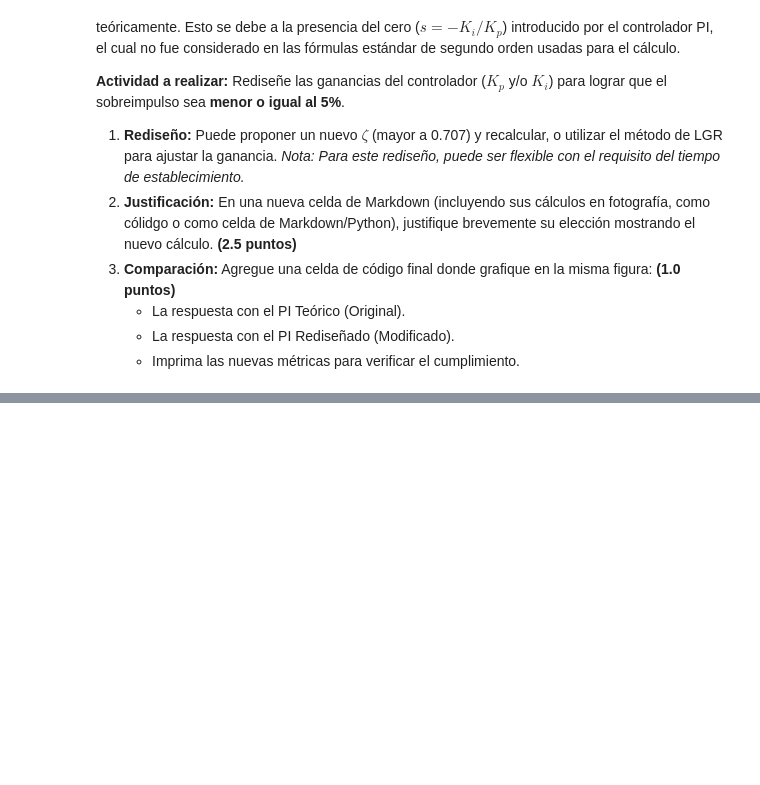
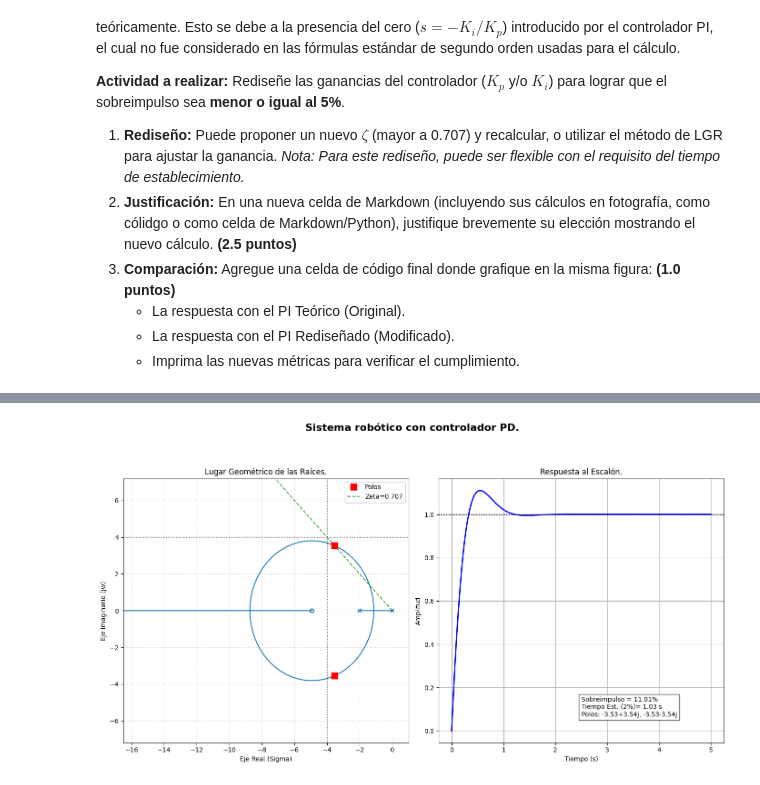
Before and after one commit to gomr010831-hue/Examenes-, a Jupyter notebook: E_3_Asignacion_de_polos.ipynb, the cells around one changed output, grey strips where cells are left out. Drawn from its saved outputs; the diff is of its cells as text; code cells hidden in the pictures; blank space fills up the shorter version.

```diff
--- a/E_3_Asignacion_de_polos.ipynb
+++ b/E_3_Asignacion_de_polos.ipynb
@@ -117,0 +162,64 @@ Rediseñe las ganancias del controlador ($K_p$ y/o $K_i$) para lograr que el sob
+# %%
+# --- 3. Gráfica del Lugar Geométrico de las Raíces y de la Respuesta en el tiempo. ---
+# Tamaño de la figura (de lado izquiero el LGR y del lado derecho la respuesta del tiempo).
+fig, (ax1, ax2) = plt.subplots(1, 2, figsize=(14, 8))
+
+
+# --- GRÁFICA 1: LUGAR GEOMÉTRICO (Izquierda) ---
+# a. Se obtiene el mapa del lugar de las raíces.
+rl_data = ct.root_locus_map(G_LA)
+rl_data.plot(ax=ax1)
+ax1.legend(loc='upper right')
+ax1.grid(True, linestyle=':', alpha=0.7)
+
+# b. Se calcula el sistema en lazo cerrado y se determinan los polos.
+G_LC = ct.feedback(G_LA, 1)
+polos = ct.poles(G_LC)
+
+# c. Se dibujan los polos (cuadros rojos).
+h_polos, = ax1.plot(np.real(polos), np.imag(polos), 'rs', markersize=10, label=f'Polos', zorder=10)
+
+# d. Se incluye una referencia de diseño (Zeta=0.707).
+h_zeta, = ax1.plot([0, -10], [0, 10], 'g--', alpha=0.7, label='Zeta=0.707')
+
+# e. Se muestran líneas punteadas para marcar la ubicación -4 + j4.
+ax1.axvline(x=-4, color='k', linestyle=':', alpha=0.5)
+ax1.axhline(y=4, color='k', linestyle=':', alpha=0.5)
+
+# f. Se muestran los títulos y las líneas de referencia de los ejes.
+ax1.set_title('Lugar Geométrico de las Raíces.')
+ax1.set_xlabel('Eje Real (Sigma)')
+ax1.set_ylabel('Eje Imaginario (jw)')
+ax1.legend(handles=[h_polos, h_zeta], loc='upper right')
+
+
+# --- GRÁFICA 2: RESPUESTA AL ESCALÓN (Derecha). ---
+# a. Se crea el vector de tiempo y se obtiene la respuesta en el dominio del tiempo.
+t = np.linspace(0, 5, 500)
+t, y = ct.step_response(G_LC, T=t)
+
+# b. Se grafica la respuesta y se incluye el valor de referencia.
+ax2.plot(t, y, 'b-', linewidth=2)
+ax2.axhline(1, color='k', linestyle=':')
+ax2.set_title(f'Respuesta al Escalón.')
+ax2.set_xlabel('Tiempo (s)')
+ax2.set_ylabel('Amplitud')
+ax2.grid(True)
+
+# c. Se obtienen los datos de la respuesta.
+info = ct.step_info(G_LC)
+texto_info = (f"Sobreimpulso = {info['Overshoot']:.2f}%\n"
+                  f"Tiempo Est. (2%)= {info['SettlingTime']:.2f} s\n"
+                  f"Polos: {polos[0]:.2f}, {polos[1]:.2f}")
+
+# d. Se coloca la información dentro de la gráfica.
+ax2.text(0.5, 0.1, texto_info, transform=ax2.transAxes,
+             bbox=dict(facecolor='white', alpha=0.8))
+
+
+# --- Se muetran ambas gráficas. ---
+fig.suptitle('Sistema robótico con controlador PD.', fontsize=16, fontweight='bold')
+plt.tight_layout(rect=[0, 0.03, 1, 0.92])
+plt.show()
+# %% [output]
+[figure, added]
```
Also changed, not shown: parts of 7 cells of this notebook.
